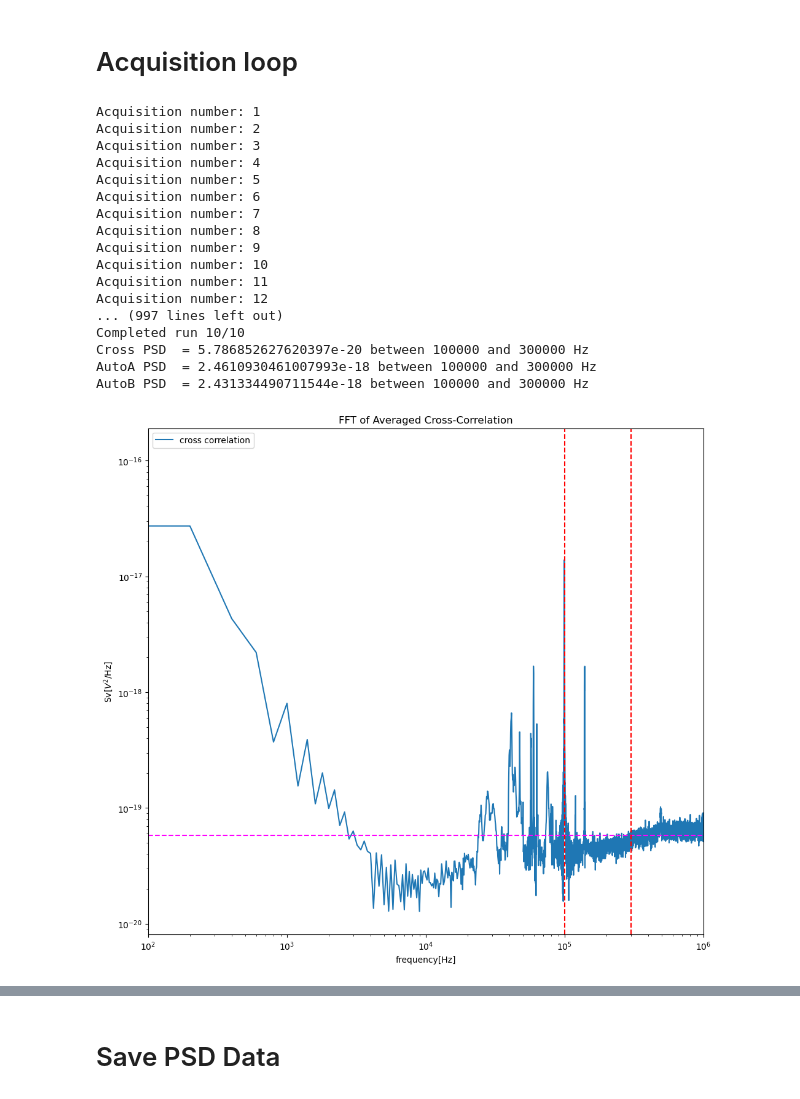
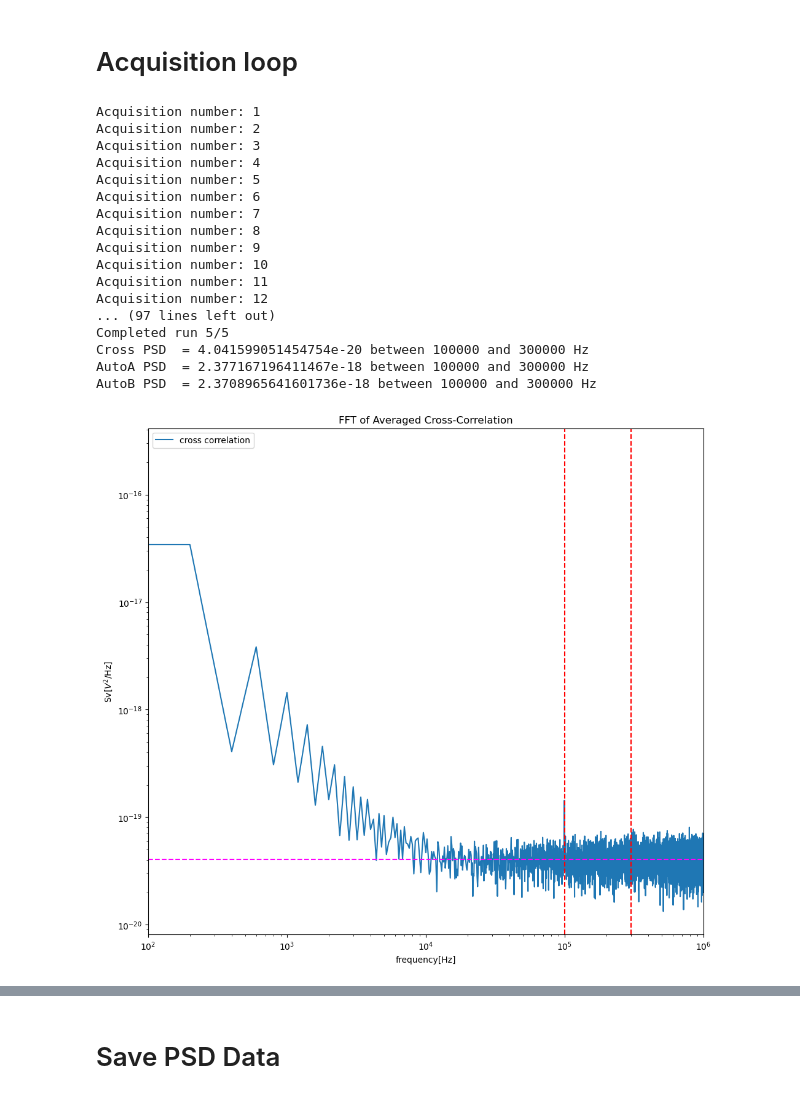
Before and after one commit to Mahapatra13/Noise, a Jupyter notebook: picoAcquisition_avg_XF Rapid block mode_N bins.ipynb, the cells around one changed output, grey strips where cells are left out. Cells and saved outputs as stored; diff of their text form; code cells hidden in the pictures.

Commit message:
(James) Updated averaging system - FFT of each set of acquisitions is taken and then averaged after num_runs sets are taken

```diff
--- a/picoAcquisition_avg_XF Rapid block mode_N bins.ipynb
+++ b/picoAcquisition_avg_XF Rapid block mode_N bins.ipynb
@@ -110,8 +110,8 @@ assert_pico_ok(status["getTimebase2"])
 # define amplifier gain
 g=500*100
 
-numAcquisitions = 100 ### total number of waveforms = numAcquisition * n_Bin * number of buffer segments (10)
-num_runs = 10 # How many batches to use in the averaging
+numAcquisitions = 20 ### total number of waveforms = numAcquisition * n_Bin * number of buffer segments (10)
+num_runs = 5 # How many batches to use in the averaging
 n_segments = 10
 # %% [markdown]
 # Acquisition loop
@@ -268,14 +268,10 @@ all_B_autocorrs = []
 for run in range(num_runs):
     avg_corr, avg_auto_A, avg_auto_B, cmaxSamples_Time = acquire_one_batch(numAcquisitions, n_segments, n_Bin) # Acquires num_runs batches
     all_xcorrs.append(avg_corr)
+    print(np.shape(all_xcorrs))
     all_A_autocorrs.append(avg_auto_A)
     all_B_autocorrs.append(avg_auto_B)
     print(f"Completed run {run + 1}/{num_runs}")
-
-
-final_average_xcorr = np.sum(np.stack(all_xcorrs, axis=0), axis=0)
-final_average_A_autocorr = np.sum(np.stack(all_A_autocorrs, axis=0), axis=0)
-final_average_B_autocorr = np.sum(np.stack(all_B_autocorrs, axis=0), axis=0)
 
 # Create time data
 time = np.linspace(0, ((cmaxSamples_Time.value) - 1) * timeIntervalns.value/1e9, cmaxSamples_Time.value) # Changes time to seconds instead of nanoseconds
@@ -286,19 +282,21 @@ dt = 1/fs
 fwelch = fftfreq(N,dt)
 fwelch = fwelch[:fwelch.size//2]
 
-
-
 ############ Calculate the FFT of the averaged correlations ############
 def one_sided_psd_from_corr(corr, fs):
     Sv_corr = np.absolute(fftshift(fft(corr)))
     Sv_corr=2*Sv_corr[Sv_corr.size//2:]
     Sv_corr=Sv_corr/fs
-    Sv_corr=Sv_corr/(g * g * numAcquisitions * num_runs)
+    Sv_corr=Sv_corr/(g * g * numAcquisitions)
     return Sv_corr
 
-Sv_xcorr = one_sided_psd_from_corr(final_average_xcorr, fs)
-Sv_autoA = one_sided_psd_from_corr(final_average_A_autocorr, fs)
-Sv_autoB = one_sided_psd_from_corr(final_average_B_autocorr, fs)
+Sv_xcorr_runs = [one_sided_psd_from_corr(corr, fs) for corr in all_xcorrs]
+Sv_autoA_runs = [one_sided_psd_from_corr(corr, fs) for corr in all_A_autocorrs]
+Sv_autoB_runs = [one_sided_psd_from_corr(corr, fs) for corr in all_B_autocorrs]
+
+Sv_xcorr = np.mean(Sv_xcorr_runs, axis=0)
+Sv_autoA = np.mean(Sv_autoA_runs, axis=0)
+Sv_autoB = np.mean(Sv_autoB_runs, axis=0)
 
 ############# Print the PSDs between two frequency set points ##########
 f_lo = 100_000 # Hz
@@ -331,36 +329,36 @@ plot_psd(Sv_xcorr, "FFT of Averaged Cross-Correlation", "cross correlation")
 # Auto PSD (Channel A)
 plot_psd(Sv_autoA, "FFT of Averaged Auto-Correlation (Channel A)", "auto correlation")
 
 # Auto PSD (Channel B)
 plot_psd(Sv_autoB, "FFT of Averaged Auto-Correlation (Channel B)", "auto correlation")
 
 
 # Stop the scope
 # handle = chandle
 status["stop"] = ps.ps4000Stop(chandle)
 assert_pico_ok(status["stop"])
 
 
 #Close unit Disconnect the scope
 #handle = chandle
 status["close"] = ps.ps4000CloseUnit(chandle)
 assert_pico_ok(status["close"])
 # %% [output]
 Acquisition number: 1
 Acquisition number: 2
 Acquisition number: 3
 Acquisition number: 4
 Acquisition number: 5
 Acquisition number: 6
 Acquisition number: 7
 Acquisition number: 8
 Acquisition number: 9
 Acquisition number: 10
 Acquisition number: 11
 Acquisition number: 12
-... (997 lines left out)
-Completed run 10/10
-Cross PSD  = 5.786852627620397e-20 between 100000 and 300000 Hz
-AutoA PSD  = 2.4610930461007993e-18 between 100000 and 300000 Hz
-AutoB PSD  = 2.431334490711544e-18 between 100000 and 300000 Hz
+... (97 lines left out)
+Completed run 5/5
+Cross PSD  = 4.041599051454754e-20 between 100000 and 300000 Hz
+AutoA PSD  = 2.377167196411467e-18 between 100000 and 300000 Hz
+AutoB PSD  = 2.3708965641601736e-18 between 100000 and 300000 Hz
-[figure, old version]
+[figure, new version]
```
Also changed, not shown: parts of 2 cells of this notebook.
